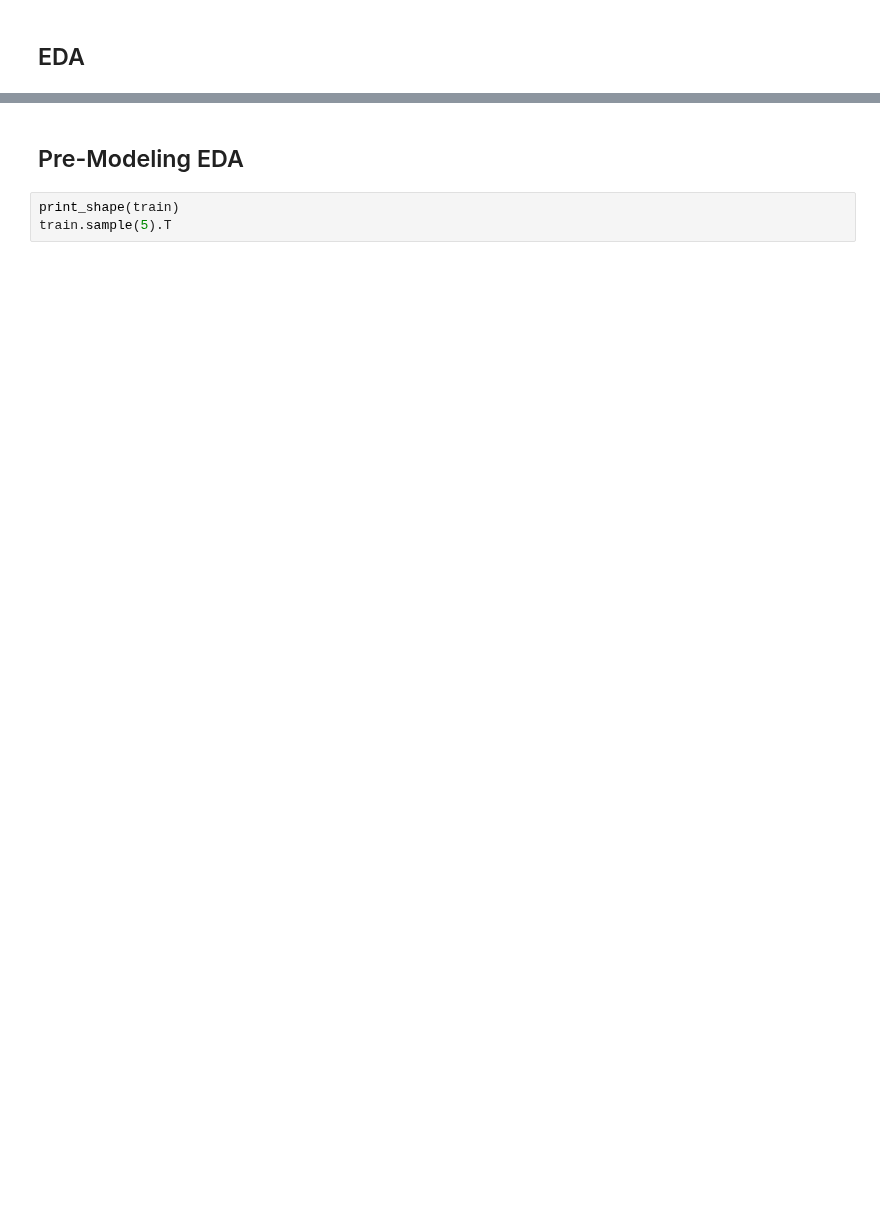
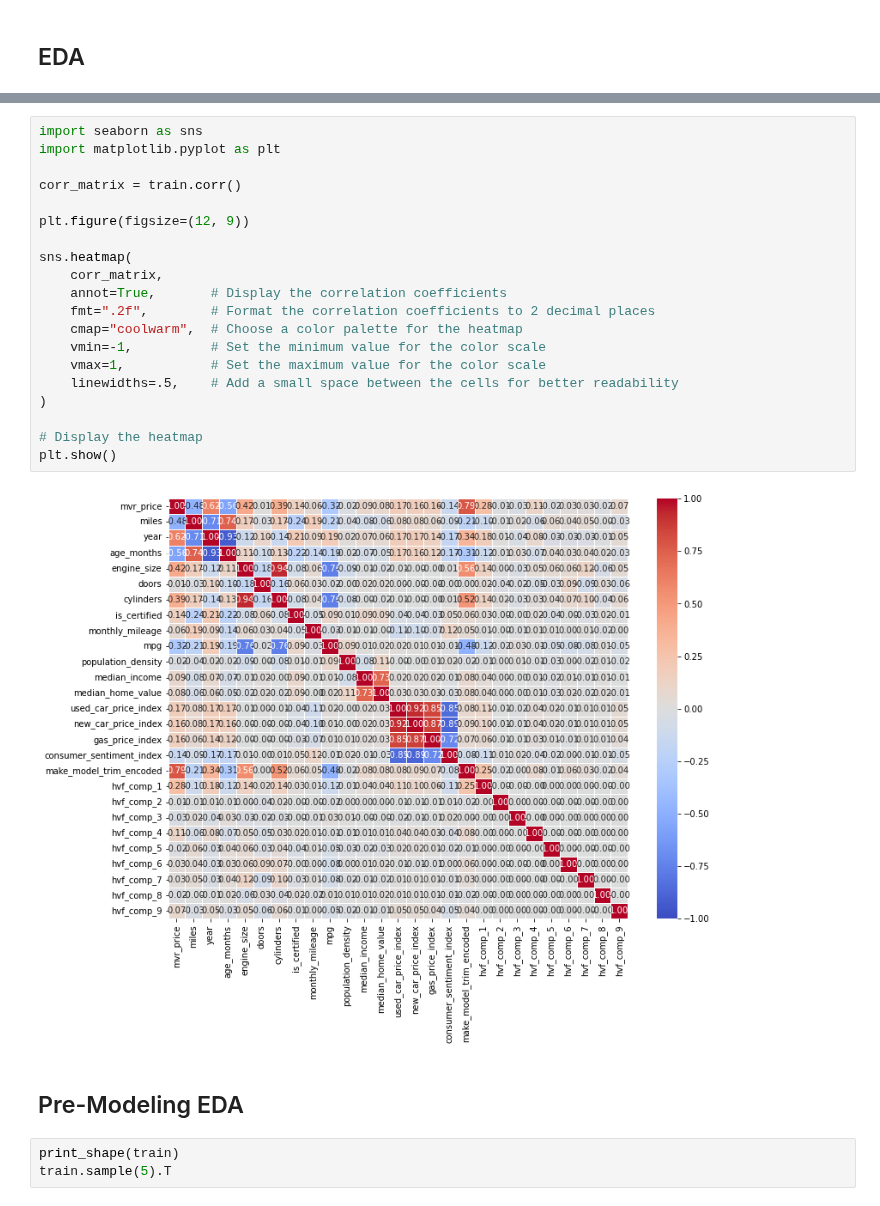
Before and after one commit to sheacon/used_car_pricing, a Jupyter notebook: 1_modeling.ipynb, the cells around one changed output, grey strips where cells are left out. Saved outputs shown, nothing was run; the diff lists cells and outputs as text; blank space fills up the shorter version.

```diff
--- a/1_modeling.ipynb
+++ b/1_modeling.ipynb
@@ -700,3 +708,25 @@ dtype: object
+# %%
+import seaborn as sns
+import matplotlib.pyplot as plt
+
+corr_matrix = train.corr()
+
+plt.figure(figsize=(12, 9))
+
+sns.heatmap(
+    corr_matrix,
+    annot=True,       # Display the correlation coefficients
+    fmt=".2f",        # Format the correlation coefficients to 2 decimal places
+    cmap="coolwarm",  # Choose a color palette for the heatmap
+    vmin=-1,          # Set the minimum value for the color scale
+    vmax=1,           # Set the maximum value for the color scale
+    linewidths=.5,    # Add a small space between the cells for better readability
+)
+
+# Display the heatmap
+plt.show()
+# %% [output]
+[figure, added]
 # %% [markdown]
 ## Pre-Modeling EDA
 # %%
```
Also changed, not shown: parts of 40 cells of this notebook.
